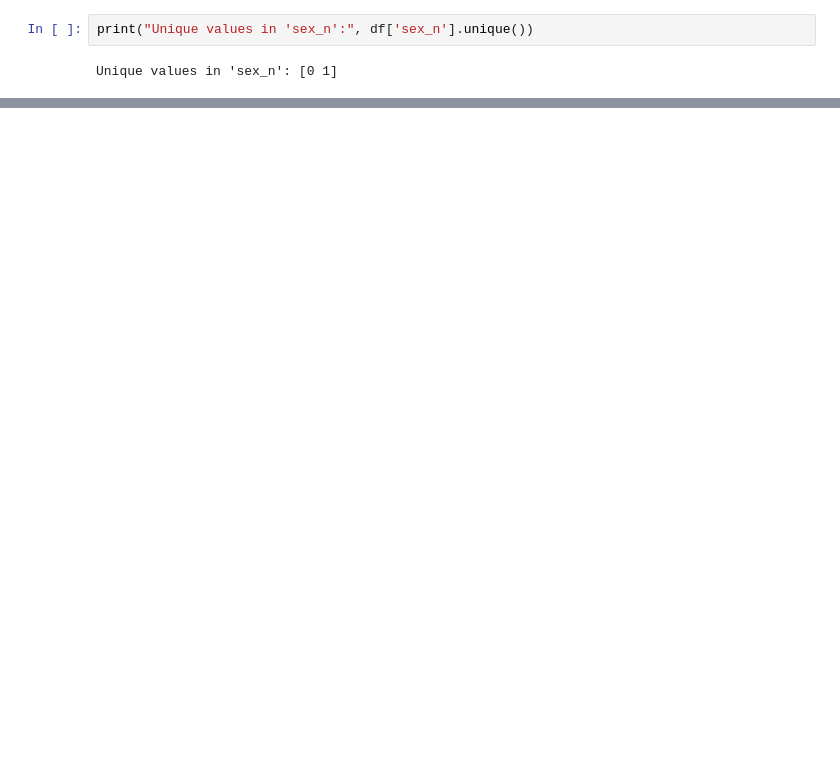
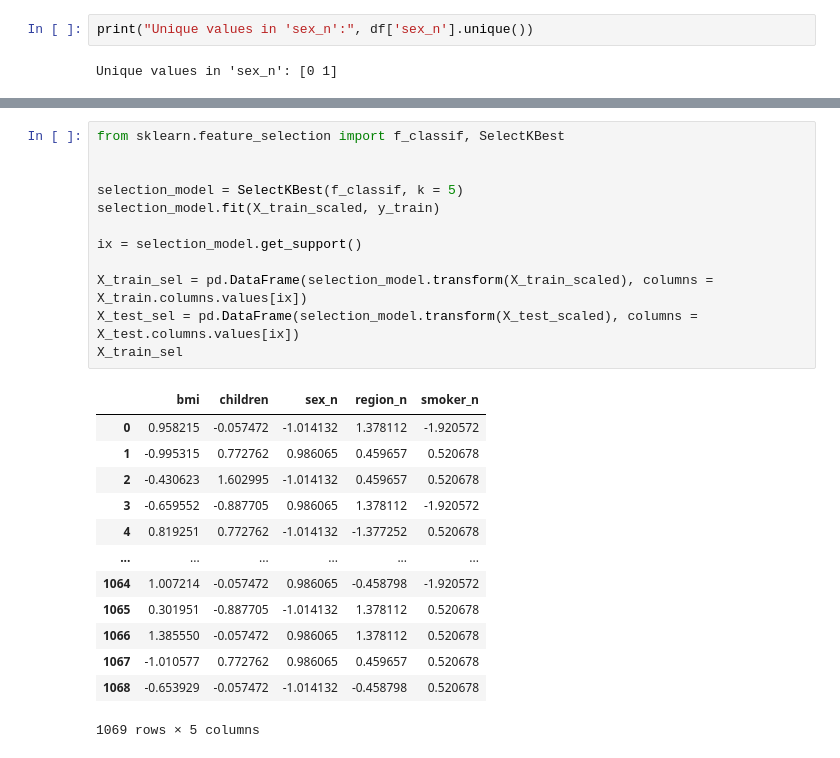
Before and after one commit to 4GeeksAcademy/Team-Crunchy-Tacos_Linear_Regression_Project, a Jupyter notebook: src/explore.ipynb, the cells around one changed output, grey strips where cells are left out. Drawn from its saved outputs; the diff is of its cells as text; blank space fills up the shorter version.

```diff
--- a/src/explore.ipynb
+++ b/src/explore.ipynb
@@ -631,0 +664,26 @@ Unique values in 'sex_n': [0 1]
+# %%
+from sklearn.feature_selection import f_classif, SelectKBest
+
+
+selection_model = SelectKBest(f_classif, k = 5)
+selection_model.fit(X_train_scaled, y_train)
+
+ix = selection_model.get_support()
+
+X_train_sel = pd.DataFrame(selection_model.transform(X_train_scaled), columns = X_train.columns.values[ix])
+X_test_sel = pd.DataFrame(selection_model.transform(X_test_scaled), columns = X_test.columns.values[ix])
+X_train_sel
+# %% [output]
+|  | bmi | children | sex_n | region_n | smoker_n |
+| 0 | 0.958215 | -0.057472 | -1.014132 | 1.378112 | -1.920572 |
+| 1 | -0.995315 | 0.772762 | 0.986065 | 0.459657 | 0.520678 |
+| 2 | -0.430623 | 1.602995 | -1.014132 | 0.459657 | 0.520678 |
+| 3 | -0.659552 | -0.887705 | 0.986065 | 1.378112 | -1.920572 |
+| 4 | 0.819251 | 0.772762 | -1.014132 | -1.377252 | 0.520678 |
+| ... | ... | ... | ... | ... | ... |
+| 1064 | 1.007214 | -0.057472 | 0.986065 | -0.458798 | -1.920572 |
+| 1065 | 0.301951 | -0.887705 | -1.014132 | 1.378112 | 0.520678 |
+| 1066 | 1.385550 | -0.057472 | 0.986065 | 1.378112 | 0.520678 |
+| 1067 | -1.010577 | 0.772762 | 0.986065 | 0.459657 | 0.520678 |
+| 1068 | -0.653929 | -0.057472 | -1.014132 | -0.458798 | 0.520678 |
+1069 rows × 5 columns
```
Also changed, not shown: parts of 7 cells of this notebook, 2 other files.
